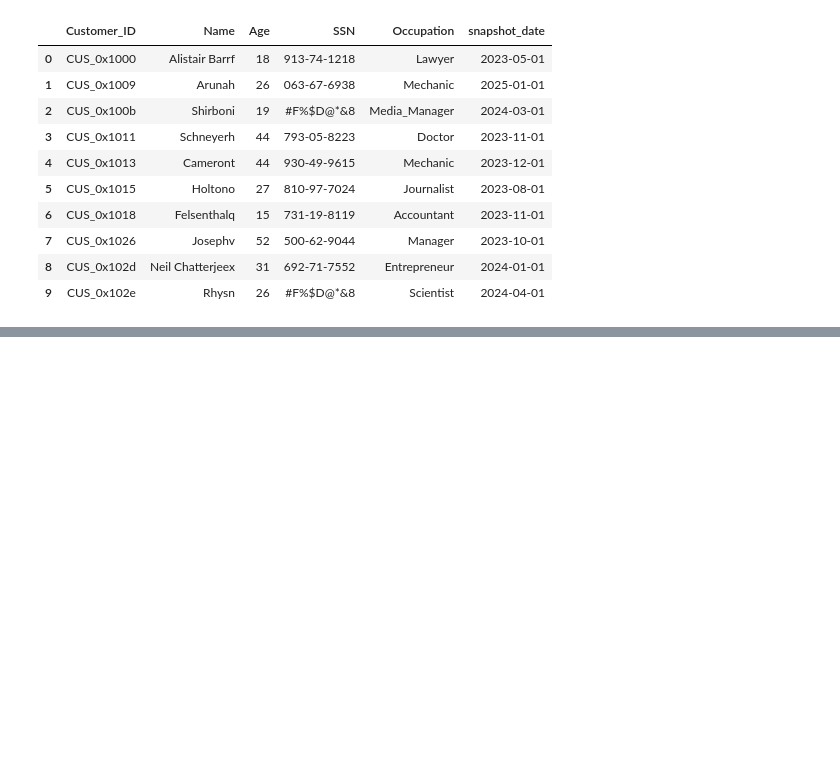
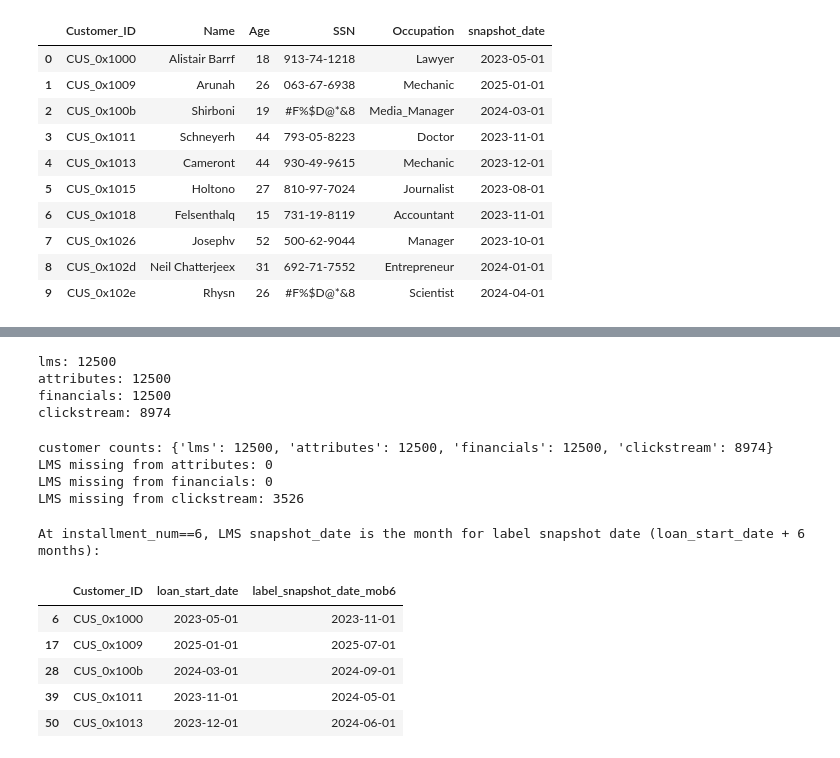
Before and after one commit to ZharlieSineFine/Machine-Learning-Engineering-Data-Pipeline, a Jupyter notebook: eda.ipynb, the cells around one changed output, grey strips where cells are left out. Drawn from its saved outputs; the diff is of its cells as text; code cells hidden in the pictures; blank space fills up the shorter version.

```diff
--- a/eda.ipynb
+++ b/eda.ipynb
@@ -270,0 +339,41 @@ SSN not in correct format: 703 (5.6%)
+# %%
+cust_lms = set(lms["Customer_ID"])
+cust_attr = set(attr["Customer_ID"])
+cust_fin = set(fin["Customer_ID"])
+cust_click = set(click["Customer_ID"])
+
+print("lms:", len(cust_lms))
+print("attributes:", len(cust_attr))
+print("financials:", len(cust_fin))
+print("clickstream:", len(cust_click))
+# %% [output]
+lms: 12500
+attributes: 12500
+financials: 12500
+clickstream: 8974
+# %%
+print("customer counts:", { "lms": len(cust_lms), "attributes": len(cust_attr), "financials": len(cust_fin), "clickstream": len(cust_click) })
+print("LMS missing from attributes:", len(cust_lms - cust_attr))
+print("LMS missing from financials:", len(cust_lms - cust_fin))
+print("LMS missing from clickstream:", len(cust_lms - cust_click))
+# %% [output]
+customer counts: {'lms': 12500, 'attributes': 12500, 'financials': 12500, 'clickstream': 8974}
+LMS missing from attributes: 0
+LMS missing from financials: 0
+LMS missing from clickstream: 3526
+# %%
+label_snapshot_example = (
+    lms.loc[lms["installment_num"] == 6, ["Customer_ID", "loan_start_date", "snapshot_date"]]
+    .rename(columns={"snapshot_date": "label_snapshot_date_mob6"})
+    .head(5)
+)
+print("\nAt installment_num==6, LMS snapshot_date is the month for label snapshot date (loan_start_date + 6 months):")
+display(label_snapshot_example)
+# %% [output]
+At installment_num==6, LMS snapshot_date is the month for label snapshot date (loan_start_date + 6 months):
+|  | Customer_ID | loan_start_date | label_snapshot_date_mob6 |
+| 6 | CUS_0x1000 | 2023-05-01 | 2023-11-01 |
+| 17 | CUS_0x1009 | 2025-01-01 | 2025-07-01 |
+| 28 | CUS_0x100b | 2024-03-01 | 2024-09-01 |
+| 39 | CUS_0x1011 | 2023-11-01 | 2024-05-01 |
+| 50 | CUS_0x1013 | 2023-12-01 | 2024-06-01 |
```
Also changed, not shown: parts of 7 cells of this notebook.
